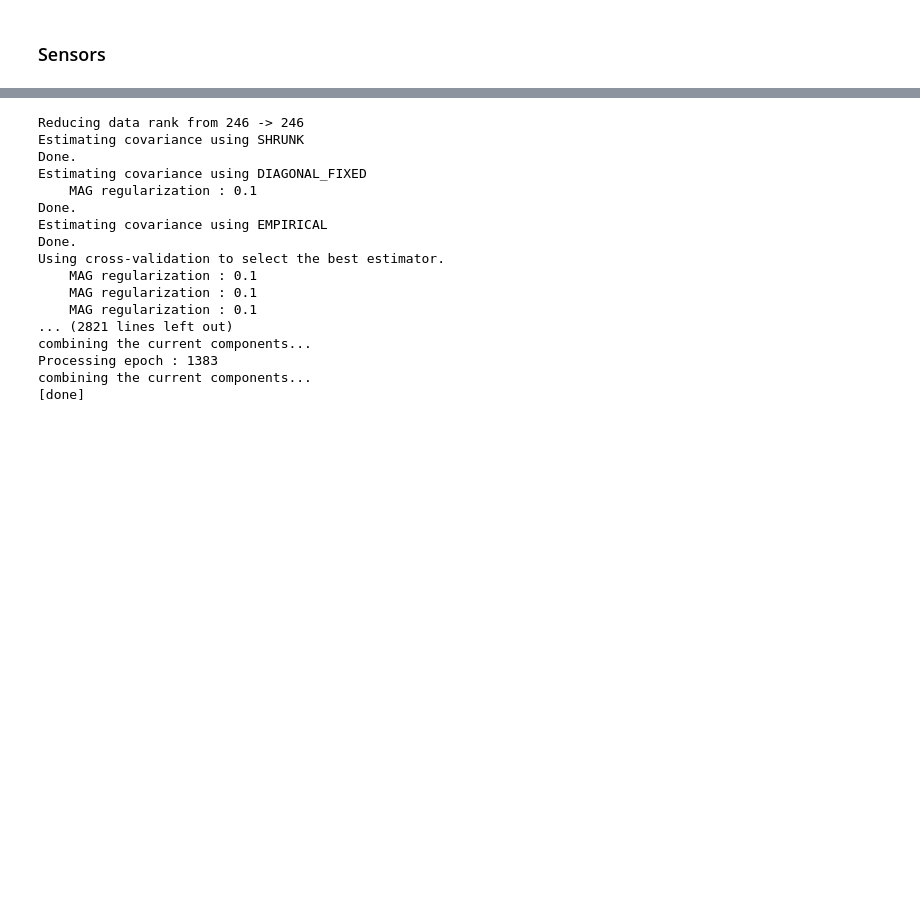
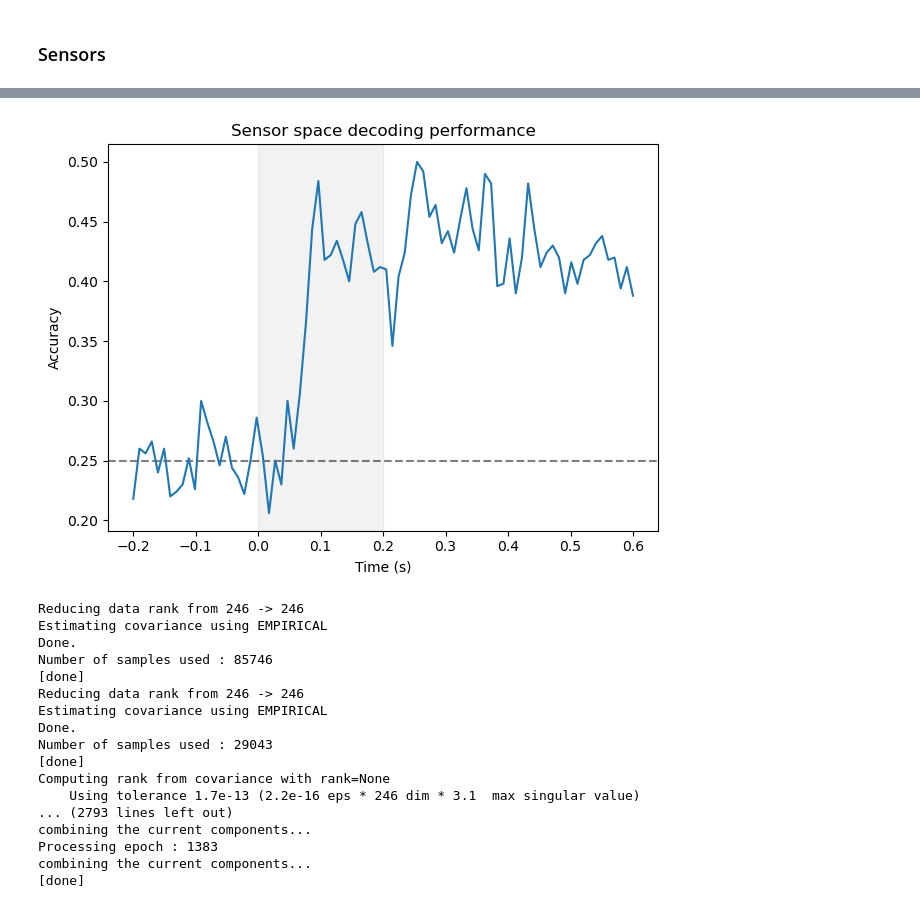
Before and after one commit to ctirou/asrt_analyses, a Jupyter notebook: sensors_vs_source.ipynb, the cells around one changed output, grey strips where cells are left out. Saved outputs shown, nothing was run; the diff lists cells and outputs as text; code cells hidden in the pictures; blank space fills up the shorter version.

Commit message:
plots with split data in causality 🚀

```diff
--- a/sensors_vs_source.ipynb
+++ b/sensors_vs_source.ipynb
@@ -17,6 +17,9 @@ import gc
 import os
 import sys
 import os
+import matplotlib.pyplot as plt
+
+times = np.linspace(-0.2, 0.6, 82)
 
 # params
 subjects = SUBJS
@@ -36,6 +39,9 @@ verbose = True
 jobs = -1
 
 epoch_num = 1
+# %%
+figures_dir = FIGURES_DIR / 'sensors_vs_source'
+ensure_dir(figures_dir)
 # %%
 # set-up the classifier and cv structure
 clf = make_pipeline(StandardScaler(), LogisticRegression(C=1.0, max_iter=100000, solver=solver, class_weight="balanced", random_state=42, n_jobs=jobs))
@@ -43,7 +49,7 @@ clf = make_pipeline(StandardScaler(), LogisticRegression(C=1.0, max_iter=100000,
 clf = SlidingEstimator(clf, scoring=scoring, n_jobs=jobs, verbose=verbose)
 cv = StratifiedKFold(folds, shuffle=True, random_state=42)
 # %%
-epo_dir = TIMEG_DATA_DIR / 'rdm_bsling' / lock
+epo_dir = DATA_DIR / lock
 epo_fnames = [epo_dir / f'{f}' for f in sorted(os.listdir(epo_dir)) if '.fif' in f and subject in f]
 all_epo = [mne.read_epochs(fname, preload=True, verbose="error") for fname in epo_fnames]
 for epoch in all_epo: # see mne.preprocessing.maxwell_filter to realign the runs to a common head position. On raw data.
@@ -57,6 +63,14 @@ behav = pd.concat(all_beh)
 
 network = NETWORKS[0]
 label_path = RESULTS_DIR / 'networks_200_7' / subject
-lh_label, rh_label = mne.read_label(label_path / f'{network}-lh.label'), mne.read_label(label_path / f'{network}-rh.label')
+vis_lh, vis_rh = mne.read_label(label_path / f'{network}-lh.label'), mne.read_label(label_path / f'{network}-rh.label')
+
+network = NETWORKS[1]
+label_path = RESULTS_DIR / 'networks_200_7' / subject
+mot_lh, mot_rh = mne.read_label(label_path / f'{network}-lh.label'), mne.read_label(label_path / f'{network}-rh.label')
+
+network = NETWORKS[4]
+label_path = RESULTS_DIR / 'networks_200_7' / subject
+limb_lh, limb_rh = mne.read_label(label_path / f'{network}-lh.label'), mne.read_label(label_path / f'{network}-rh.label')
 # %% [output]
 Not setting metadata
@@ -77,10 +91,21 @@ sensor_scores = cross_val_multiscore(clf, X, y, cv=cv, verbose=verbose)
+# %%
+fig, ax = plt.subplots(1, 1)
+ax.axvspan(0, 0.2, alpha=0.1, color='grey')
+ax.axhline(0.25, alpha=0.5, color='k', linestyle='--')
+ax.plot(times, sensor_scores.mean(0))
+ax.set_title('Sensor space decoding performance')
+ax.set_xlabel('Time (s)')
+ax.set_ylabel('Accuracy')
+fig.tight_layout()
+fig.savefig(figures_dir / 'sensor_decoding.pdf', transparent=True)
+# %% [output]
+[figure, added]
 # %%
 from sklearn.decomposition import PCA
 from mne.decoding import UnsupervisedSpatialFilter
-
 pca = UnsupervisedSpatialFilter(PCA(1000), average=False)
-data_cov = mne.compute_covariance(epoch, tmin=0, tmax=.6, method="auto", rank="info", verbose=verbose)
-noise_cov = mne.compute_covariance(epoch, tmin=-.2, tmax=0, method="auto", rank="info", verbose=verbose)
+data_cov = mne.compute_covariance(epoch, tmin=0, tmax=.6, method="empirical", rank="info", verbose=verbose)
+noise_cov = mne.compute_covariance(epoch, tmin=-.2, tmax=0, method="empirical", rank="info", verbose=verbose)
 # conpute rank
 rank = mne.compute_rank(data_cov, info=epoch.info, rank=None, tol_kind='relative', verbose=verbose)
 # read forward solution
@@ -91,23 +116,28 @@ filters = make_lcmv(epoch.info, fwd, data_cov, reg=0.05, noise_cov=noise_cov,
                     pick_ori=None, weight_norm="unit-noise-gain",
                     rank=rank, reduce_rank=True, verbose=verbose)
 stcs = apply_lcmv_epochs(epoch, filters=filters, verbose=verbose)
-data = np.array([np.real(stc.in_label(lh_label + rh_label).data) for stc in stcs])
-# stcs_data = pca.fit_transform(data)
-stcs_data = data.copy()
+none_data = np.array([np.real(stc.data) for stc in stcs])
+none_data = pca.fit_transform(none_data)
+# Visual
+none_vis = np.array([np.real(stc.in_label(vis_lh + vis_rh).data) for stc in stcs])
+# Motor
+none_mot = np.array([np.real(stc.in_label(mot_lh + mot_rh).data) for stc in stcs])
+# Limbic
+none_limb = np.array([np.real(stc.in_label(limb_lh + limb_rh).data) for stc in stcs])
 # %% [output]
 Reducing data rank from 246 -> 246
-Estimating covariance using SHRUNK
-Done.
-Estimating covariance using DIAGONAL_FIXED
-    MAG regularization : 0.1
-Done.
 Estimating covariance using EMPIRICAL
 Done.
-Using cross-validation to select the best estimator.
-    MAG regularization : 0.1
-    MAG regularization : 0.1
-    MAG regularization : 0.1
-... (2821 lines left out)
+Number of samples used : 85746
+[done]
+Reducing data rank from 246 -> 246
+Estimating covariance using EMPIRICAL
+Done.
+Number of samples used : 29043
+[done]
+Computing rank from covariance with rank=None
+    Using tolerance 1.7e-13 (2.2e-16 eps * 246 dim * 3.1  max singular value)
+... (2793 lines left out)
 combining the current components...
 Processing epoch : 1383
 combining the current components...
```
Also changed, not shown: parts of 17 cells of this notebook, 2 other files.
